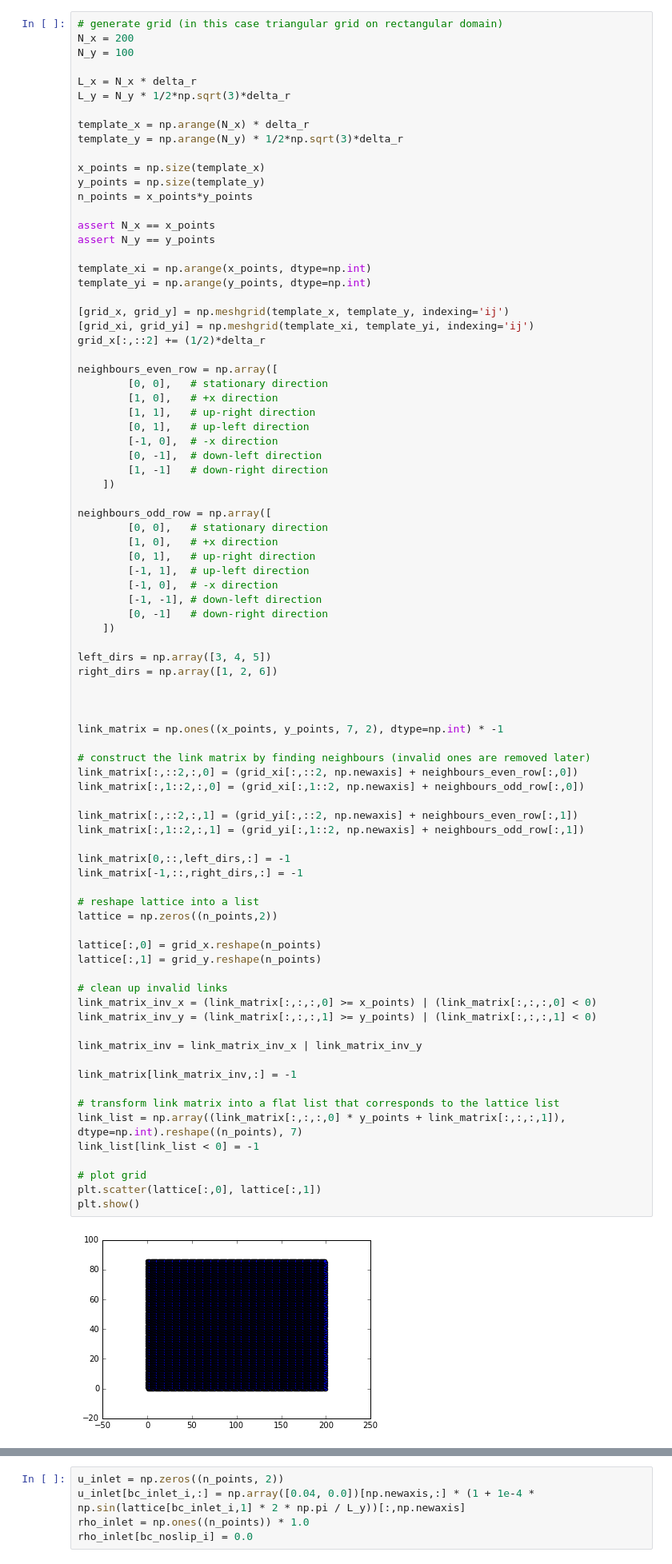
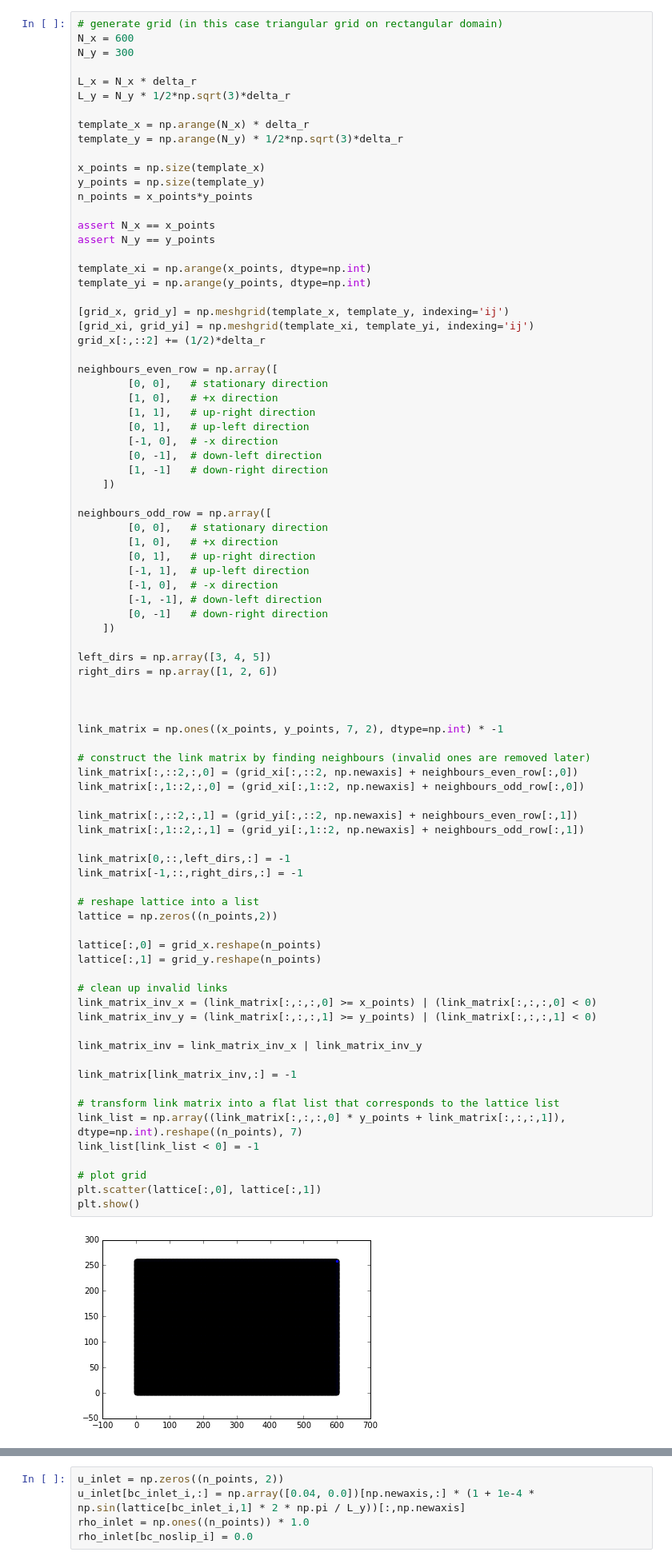
Before and after one commit to szwetsloot/comp-phys-lb, a Jupyter notebook: C-Pipe-Cylinder.ipynb, the cells around one changed output, grey strips where cells are left out. Shown: that part at 80% size. Cells and saved outputs as stored; diff of their text form.

```diff
--- a/C-Pipe-Cylinder.ipynb
+++ b/C-Pipe-Cylinder.ipynb
@@ -44,8 +44,8 @@ bb_dir = np.concatenate(([0], 1 + ((np.arange(q-1) + (q-1)/2) % 6)))
 bb_dir = np.array(bb_dir, dtype=np.int)
 # %%
 # generate grid (in this case triangular grid on rectangular domain)
-N_x = 200
-N_y = 100
+N_x = 600
+N_y = 300
 
 L_x = N_x * delta_r
 L_y = N_y * 1/2*np.sqrt(3)*delta_r
@@ -99,34 +99,34 @@ link_matrix[:,::2,:,0] = (grid_xi[:,::2, np.newaxis] + neighbours_even_row[:,0])
 link_matrix[:,1::2,:,0] = (grid_xi[:,1::2, np.newaxis] + neighbours_odd_row[:,0])
 
 link_matrix[:,::2,:,1] = (grid_yi[:,::2, np.newaxis] + neighbours_even_row[:,1])
 link_matrix[:,1::2,:,1] = (grid_yi[:,1::2, np.newaxis] + neighbours_odd_row[:,1])
 
 link_matrix[0,::,left_dirs,:] = -1
 link_matrix[-1,::,right_dirs,:] = -1
 
 # reshape lattice into a list
 lattice = np.zeros((n_points,2))
 
 lattice[:,0] = grid_x.reshape(n_points)
 lattice[:,1] = grid_y.reshape(n_points)
 
 # clean up invalid links
 link_matrix_inv_x = (link_matrix[:,:,:,0] >= x_points) | (link_matrix[:,:,:,0] < 0)
 link_matrix_inv_y = (link_matrix[:,:,:,1] >= y_points) | (link_matrix[:,:,:,1] < 0)
 
 link_matrix_inv = link_matrix_inv_x | link_matrix_inv_y
 
 link_matrix[link_matrix_inv,:] = -1
 
 # transform link matrix into a flat list that corresponds to the lattice list
 link_list = np.array((link_matrix[:,:,:,0] * y_points + link_matrix[:,:,:,1]), dtype=np.int).reshape((n_points), 7)
 link_list[link_list < 0] = -1
 
 # plot grid
 plt.scatter(lattice[:,0], lattice[:,1])
 plt.show()
 # %% [output]
-[figure, old version]
+[figure, new version]
 # %%
 # identify different types of nodes
 # bouncing walls identification
```
Also changed, not shown: parts of 4 cells of this notebook.
